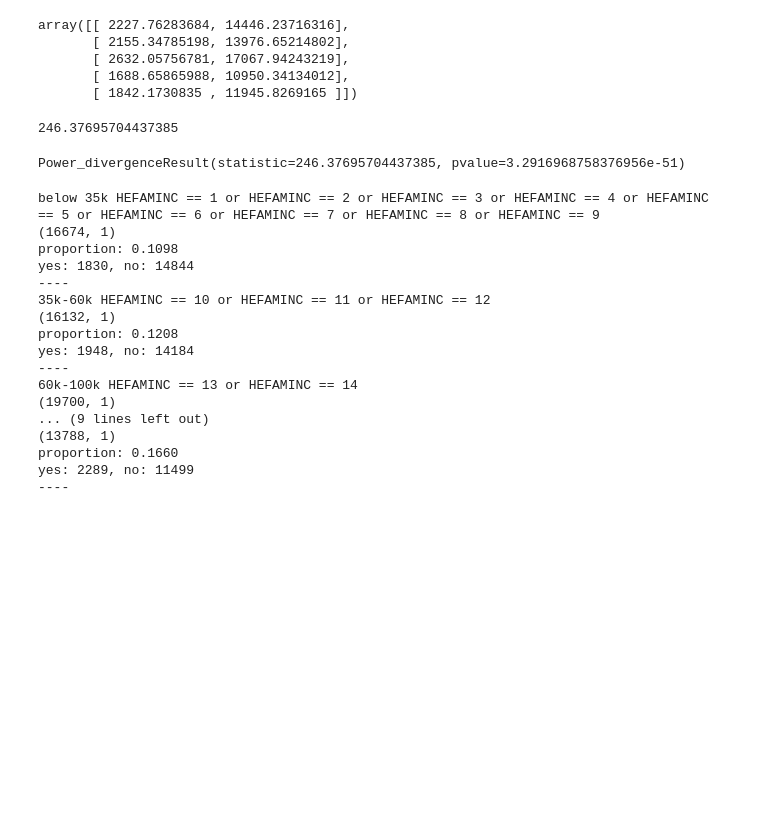
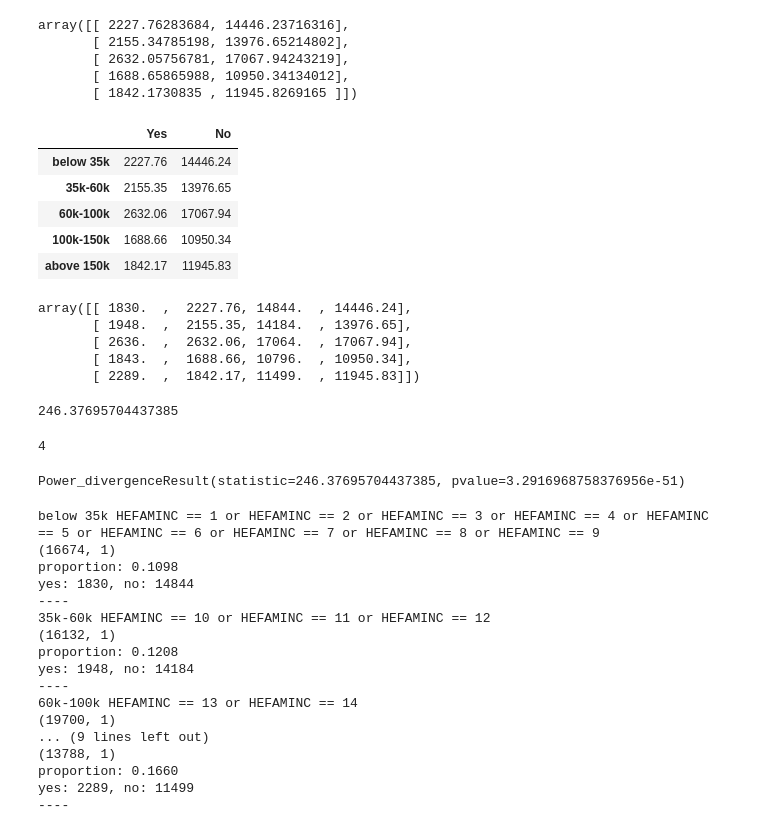
Before and after one commit to swag2198/data-literacy, a Jupyter notebook: exp/exp_AssociationBetweenVariables.ipynb, the cells around one changed output. Saved outputs shown, nothing was run; the diff lists cells and outputs as text; code cells hidden in the pictures; blank space fills up the shorter version.

```diff
--- a/exp/exp_AssociationBetweenVariables.ipynb
+++ b/exp/exp_AssociationBetweenVariables.ipynb
@@ -898,6 +964,31 @@ array([[ 2227.76283684, 14446.23716316],
        [ 2632.05756781, 17067.94243219],
        [ 1688.65865988, 10950.34134012],
        [ 1842.1730835 , 11945.8269165 ]])
+# %%
+expected_df = pd.DataFrame(np.around(expected_table,2), columns=observed_table.columns,
+                          index=observed_table.index)
+expected_df
+# %% [output]
+|  | Yes | No |
+| below 35k | 2227.76 | 14446.24 |
+| 35k-60k | 2155.35 | 13976.65 |
+| 60k-100k | 2632.06 | 17067.94 |
+| 100k-150k | 1688.66 | 10950.34 |
+| above 150k | 1842.17 | 11945.83 |
+# %%
+combined_table = np.zeros((observed_table.shape[0], 2*observed_table.shape[1]))
+combined_table[:,0] = observed_table.values[:, 0]
+combined_table[:,1] = expected_df.values[:, 0]
+combined_table[:,2] = observed_table.values[:, 1]
+combined_table[:,3] = expected_df.values[:, 1]
+
+combined_table
+# %% [output]
+array([[ 1830.  ,  2227.76, 14844.  , 14446.24],
+       [ 1948.  ,  2155.35, 14184.  , 13976.65],
+       [ 2636.  ,  2632.06, 17064.  , 17067.94],
+       [ 1843.  ,  1688.66, 10796.  , 10950.34],
+       [ 2289.  ,  1842.17, 11499.  , 11945.83]])
 # %%
 r, c = observed_table.shape
 dof = (r-1)*(c-1)
@@ -907,6 +998,10 @@ chi2 = ((observed_table.values.flatten() - expected_table.flatten())**2 / (expec
 chi2
 # %% [output]
 246.37695704437385
+# %%
+dof
+# %% [output]
+4
 # %%
 from scipy.stats import chisquare
 chisquare(f_obs=observed_table.values.flatten(), f_exp=expected_table.flatten(), ddof=dof)
```
Also changed, not shown: parts of 15 cells of this notebook, 9 other files.
